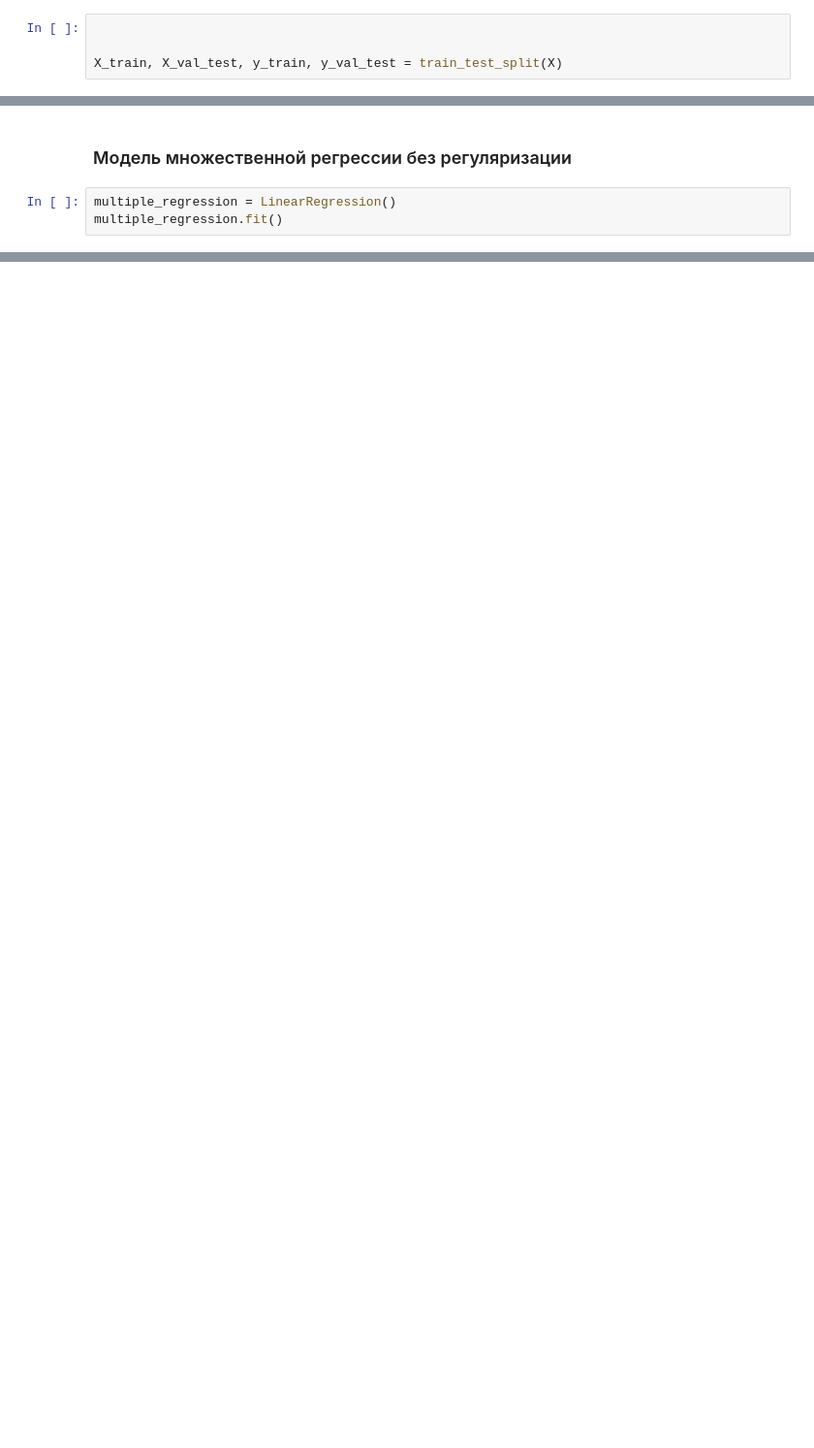
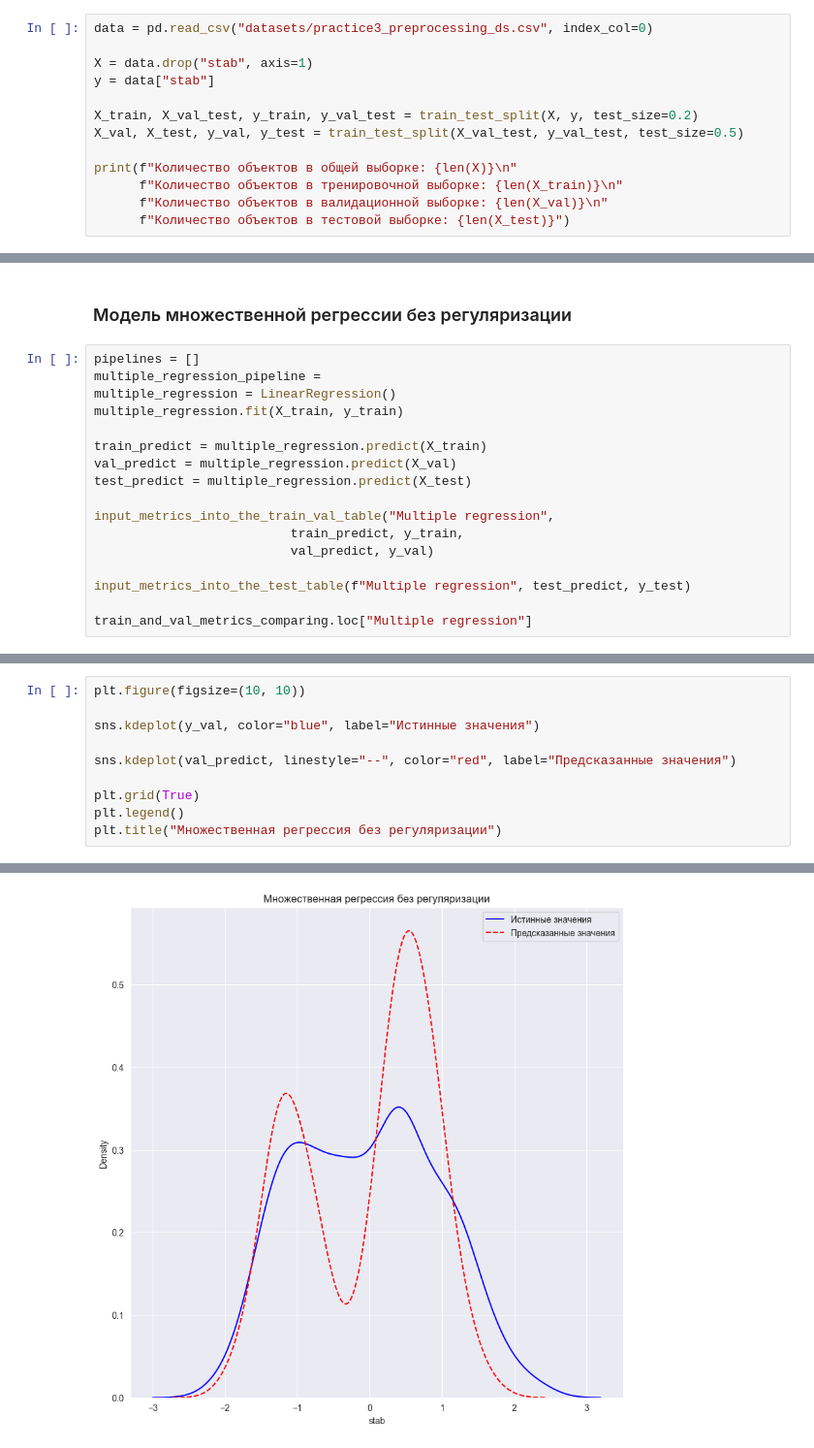
Before and after one commit to stwz13/ml, a Jupyter notebook: practice4.ipynb, the cells around one changed output, grey strips where cells are left out. Shown at 97% size. Cells and saved outputs as stored; diff of their text form; blank space fills up the shorter version.

```diff
--- a/practice4.ipynb
+++ b/practice4.ipynb
@@ -191,4 +200,13 @@ def train_models_with_reg(X_train, y_train, X_val, y_val, reg_config):
 # %%
+data = pd.read_csv("datasets/practice3_preprocessing_ds.csv", index_col=0)
 
+X = data.drop("stab", axis=1)
+y = data["stab"]
 
-X_train, X_val_test, y_train, y_val_test = train_test_split(X)
+X_train, X_val_test, y_train, y_val_test = train_test_split(X, y, test_size=0.2)
+X_val, X_test, y_val, y_test = train_test_split(X_val_test, y_val_test, test_size=0.5)
+
+print(f"Количество объектов в общей выборке: {len(X)}\n"
+      f"Количество объектов в тренировочной выборке: {len(X_train)}\n"
+      f"Количество объектов в валидационной выборке: {len(X_val)}\n"
+      f"Количество объектов в тестовой выборке: {len(X_test)}")
@@ -197,5 +218,19 @@ X_train, X_val_test, y_train, y_val_test = train_test_split(X)
 # %% [markdown]
 ### Модель множественной регрессии без регуляризации
 # %%
+pipelines = []
+multiple_regression_pipeline =
 multiple_regression = LinearRegression()
-multiple_regression.fit()
+multiple_regression.fit(X_train, y_train)
+
+train_predict = multiple_regression.predict(X_train)
+val_predict = multiple_regression.predict(X_val)
+test_predict = multiple_regression.predict(X_test)
+
+input_metrics_into_the_train_val_table("Multiple regression",
+                          train_predict, y_train,
+                          val_predict, y_val)
+
+input_metrics_into_the_test_table(f"Multiple regression", test_predict, y_test)
+
+train_and_val_metrics_comparing.loc["Multiple regression"]
@@ -201,0 +249,11 @@ multiple_regression.fit()
+# %%
+plt.figure(figsize=(10, 10))
+
+sns.kdeplot(y_val, color="blue", label="Истинные значения")
+
+sns.kdeplot(val_predict, linestyle="--", color="red", label="Предсказанные значения")
+
+plt.grid(True)
+plt.legend()
+plt.title("Множественная регрессия без регуляризации")
+# %% [output]
@@ -201,0 +261 @@ multiple_regression.fit()
+[figure, added]
```
Also changed, not shown: parts of 53 cells of this notebook.
